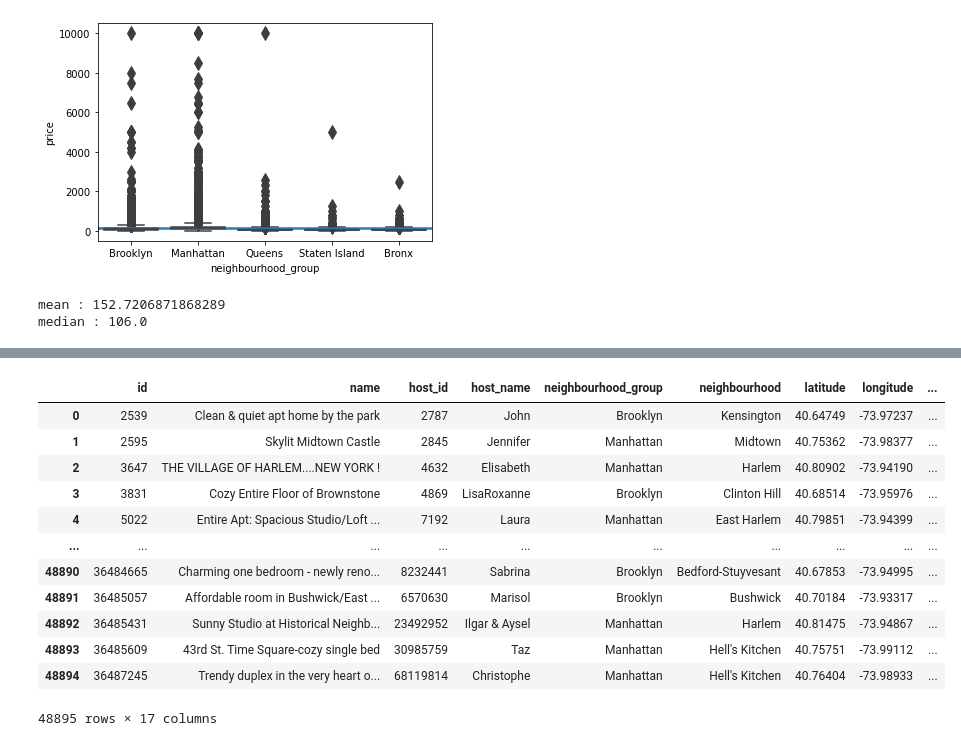
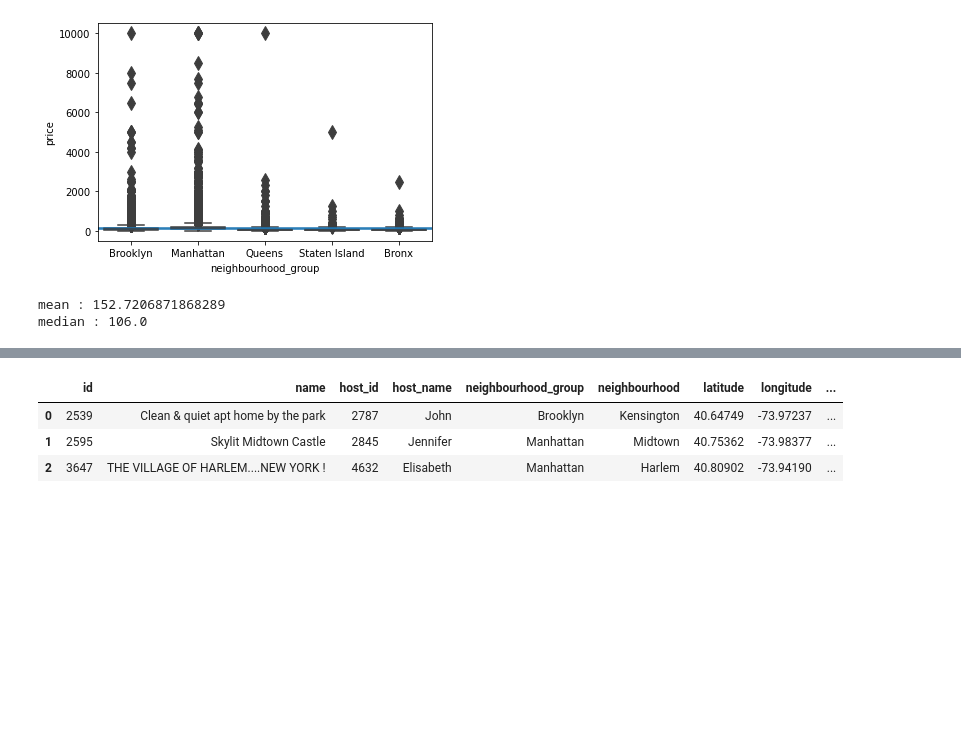
Before and after one commit to Rahul711sharma/AirBnb-Booking-Analysis, a Jupyter notebook: Airbnb_Bookings_Analysis_Capstone_Project.ipynb, the cells around one changed output, grey strips where cells are left out. Drawn from its saved outputs; the diff is of its cells as text; code cells hidden in the pictures; blank space fills up the shorter version.

```diff
--- a/Airbnb_Bookings_Analysis_Capstone_Project.ipynb
+++ b/Airbnb_Bookings_Analysis_Capstone_Project.ipynb
@@ -100,0 +135,2 @@ dtype: int64
+# %%
+df.drop(['id','name','last_review'],axis = 1, inplace = True)
@@ -100,0 +141,4 @@ dtype: int64
+# %%
+# impute the null values as 0
+
+df['reviews_per_month'] = df['reviews_per_month'].fillna(0)
@@ -143,6 +259,2 @@ ggplot(df)+aes(x='latitude',y='longitude',fill=df['neighbourhood_group'])+geom_p
-# %%
-geometry = [Point(xy) for xy in zip(df['longitude'], df['latitude'])]
-crs = {'init': 'epsg:4326'}
-gdf = gpd.GeoDataFrame(df, crs=crs, geometry=geometry)
 # %%
 boroughs = gpd.read_file(geoplot.datasets.get_path('nyc_boroughs'))
@@ -151,17 +262,8 @@ geo_df=gpd.GeoDataFrame(df,crs=crs,geometry=gpd.points_from_xy(df["longitude"],
 # %%
-geo_df
+geo_df.head(3)
 # %% [output]
 |  | id | name | host_id | host_name | neighbourhood_group | neighbourhood | latitude | longitude | ... |
 | 0 | 2539 | Clean & quiet apt home by the park | 2787 | John | Brooklyn | Kensington | 40.64749 | -73.97237 | ... |
 | 1 | 2595 | Skylit Midtown Castle | 2845 | Jennifer | Manhattan | Midtown | 40.75362 | -73.98377 | ... |
 | 2 | 3647 | THE VILLAGE OF HARLEM....NEW YORK ! | 4632 | Elisabeth | Manhattan | Harlem | 40.80902 | -73.94190 | ... |
-| 3 | 3831 | Cozy Entire Floor of Brownstone | 4869 | LisaRoxanne | Brooklyn | Clinton Hill | 40.68514 | -73.95976 | ... |
-| 4 | 5022 | Entire Apt: Spacious Studio/Loft ... | 7192 | Laura | Manhattan | East Harlem | 40.79851 | -73.94399 | ... |
-| ... | ... | ... | ... | ... | ... | ... | ... | ... | ... |
-| 48890 | 36484665 | Charming one bedroom - newly reno... | 8232441 | Sabrina | Brooklyn | Bedford-Stuyvesant | 40.67853 | -73.94995 | ... |
-| 48891 | 36485057 | Affordable room in Bushwick/East ... | 6570630 | Marisol | Brooklyn | Bushwick | 40.70184 | -73.93317 | ... |
-| 48892 | 36485431 | Sunny Studio at Historical Neighb... | 23492952 | Ilgar & Aysel | Manhattan | Harlem | 40.81475 | -73.94867 | ... |
-| 48893 | 36485609 | 43rd St. Time Square-cozy single bed | 30985759 | Taz | Manhattan | Hell's Kitchen | 40.75751 | -73.99112 | ... |
-| 48894 | 36487245 | Trendy duplex in the very heart o... | 68119814 | Christophe | Manhattan | Hell's Kitchen | 40.76404 | -73.98933 | ... |
-48895 rows × 17 columns
 # %%
```
Also changed, not shown: parts of 29 cells of this notebook.
